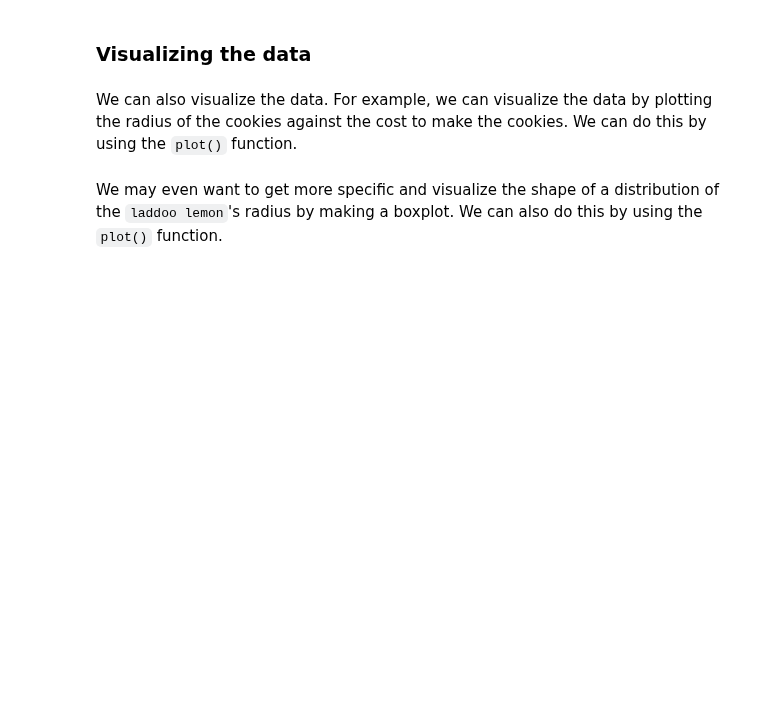
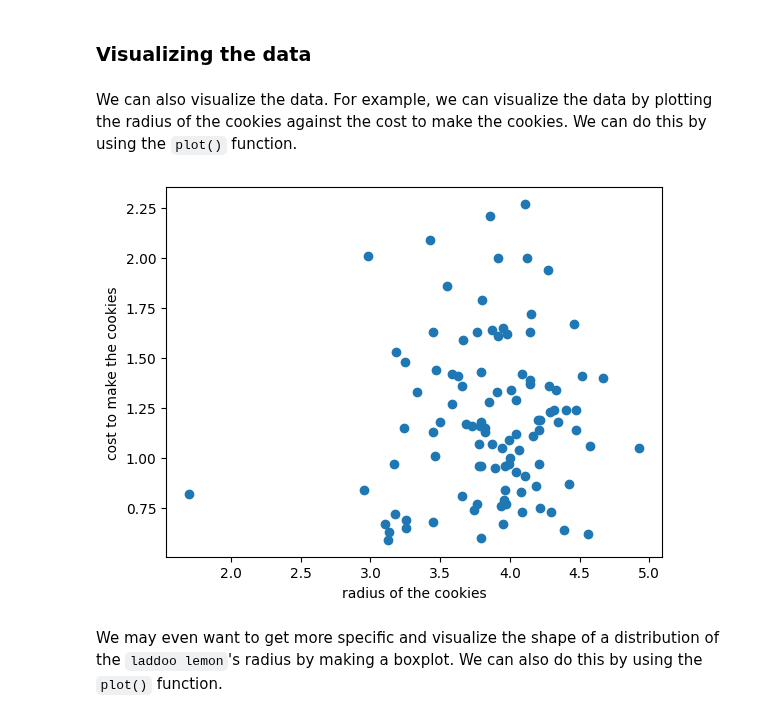
Before and after one commit to gallettilance/CS506-Spring2023, a Jupyter notebook: labs/02-lab/lab02.ipynb, the cells around one changed output. Drawn from its saved outputs; the diff is of its cells as text; code cells hidden in the pictures; blank space fills up the shorter version.

```diff
--- a/labs/02-lab/lab02.ipynb
+++ b/labs/02-lab/lab02.ipynb
@@ -77,15 +135,18 @@ Or maybe we don't like how long the names of the cookies are, so we can shorten
 For example, let's try changing `"bad berry bunny"` to `"bbb"`.
 # %%
 #TODO: change bad berry bunny data elements to "bbb"
+cookiess["cookie"].replace('bad berry bunny', 'bbb', inplace=True)
 # %% [markdown]
 We may even like the original names better, but we may want to get rid of the spaces. For example, we can change `"orange ozuna"` to `"orange_ozuna"`. Here, we will use the `str.replace()` function.
 # %%
 #TODO: adjust orange ozuna as described
+cookiess["cookie"] = cookiess["cookie"].str.replace("orange ozuna", "orange_ozuna")
 # %% [markdown]
 We may even just want to keep the first word of the cookie name. For example, we can change `"orange_ozuna"` to `"orange"`.
 # %%
 #TODO: adjust all cookies so only the first word
 # is used as the cookie name
+cookiess["cookie"] = cookiess["cookie"].replace("orange ozuna", "orange")
 # %% [markdown]
 Another thing that may come to mind is that maybe getting flour could cost more money due to inflation, so we have to adjust our `cost_to_make` values, similar to how in the homework there is a `price_adjustments`. We can do this by using the `apply()` function on the `cost_to_make` column.
 # %%
@@ -94,6 +155,7 @@ def adjust_cost(cost):
     return cost + 0.5
 
 #TODO: use apply() to adjust the cost_to_make column.
+cookiess["cost_to_make"] = cookiess["cost_to_make"].apply(adjust_cost)
 # %% [markdown]
 And we can do a lot more things! We will see these concepts be used in the next homework assignment, along with a couple new ones to show you how powerful Pandas is.
 # %% [markdown]
@@ -130,6 +228,13 @@ Or we can just get rid of this column if we find it useless. We can do this by u
 We can also visualize the data. For example, we can visualize the data by plotting the radius of the cookies against the cost to make the cookies. We can do this by using the `plot()` function.
 # %%
 #TODO: plot the radius (x) versus cost to make (y)
+import matplotlib.pyplot as plt
+plt.scatter(cookiess["radius"], cookies["cost_to_make"])
+plt.xlabel("radius of the cookies")
+plt.ylabel("cost to make the cookies")
+plt.show()
+# %% [output]
+[figure, added]
 # %% [markdown]
 We may even want to get more specific and visualize the shape of a distribution of the `laddoo lemon`'s radius by making a boxplot. We can also do this by using the `plot()` function.
 # %%
```
Also changed, not shown: parts of 24 cells of this notebook.
